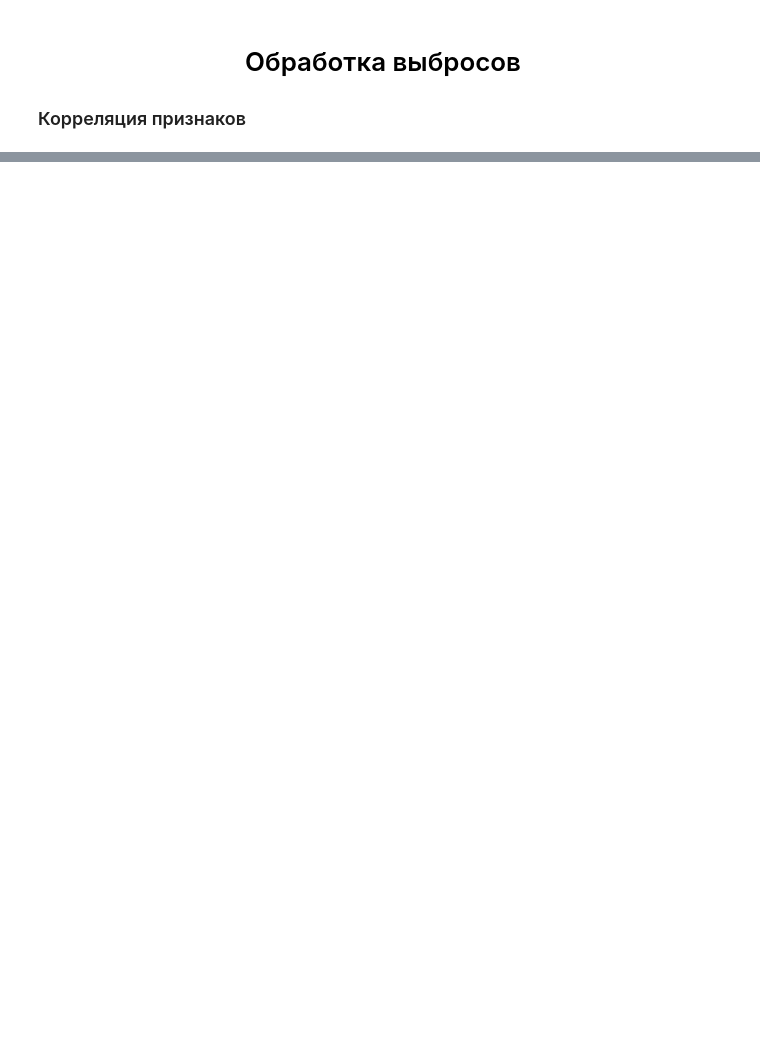
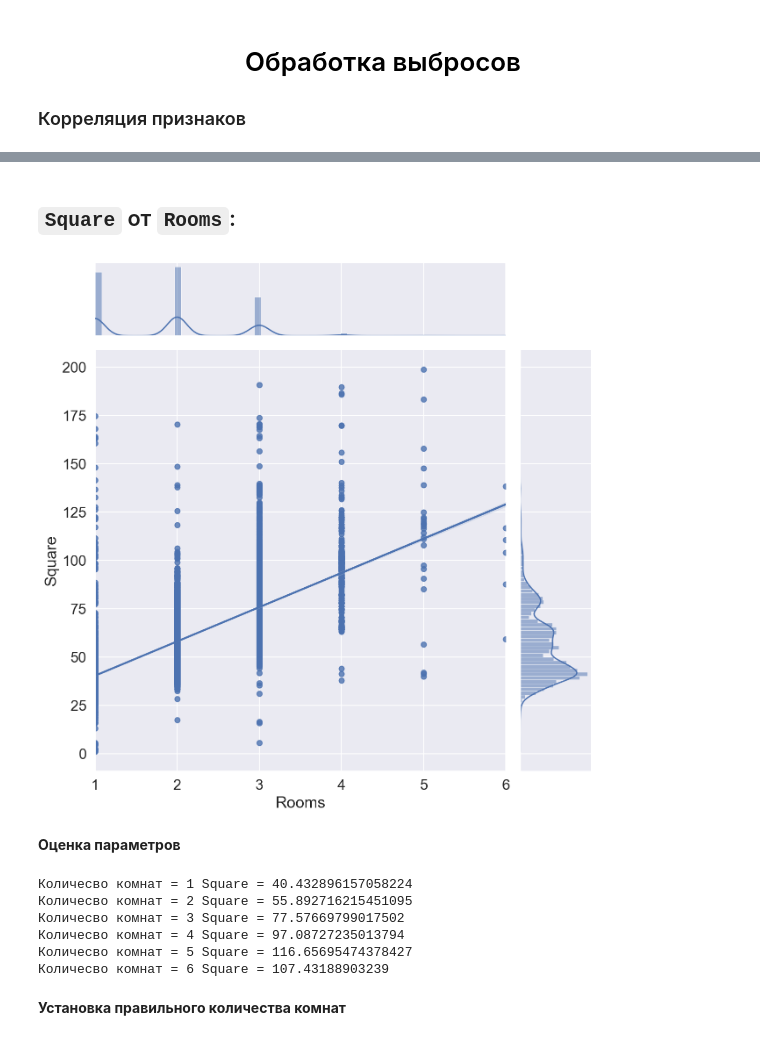
Before and after one commit to SciWake/OLD-Projects-for-Resume, a Jupyter notebook: house-price-prediction/Data_preprocessing.ipynb, the cells around one changed output, grey strips where cells are left out. Drawn from its saved outputs; the diff is of its cells as text; code cells hidden in the pictures; blank space fills up the shorter version.

```diff
--- a/house-price-prediction/Data_preprocessing.ipynb
+++ b/house-price-prediction/Data_preprocessing.ipynb
@@ -326,0 +374,28 @@ test = train = combine[len_train:]
+# %%
+combine.loc[(combine['Rooms'] < 1) & (combine['LifeSquare'] < 30), 'Rooms'] = 1
+combine.loc[(combine['Rooms'] < 1) & (combine['LifeSquare'] > 30) & (combine['LifeSquare'] < 45), 'Rooms'] = 2
+combine.loc[(combine['Rooms'] < 1) & (combine['LifeSquare'] > 45) & (combine['LifeSquare'] < 60), 'Rooms'] = 3
+combine.loc[(combine['Rooms'] < 1) & (combine['LifeSquare'] > 60) & (combine['LifeSquare'] < 75), 'Rooms'] = 4
+combine.loc[(combine['Rooms'] < 1) & (combine['LifeSquare'] > 70), 'Rooms'] = 6
+combine.loc[(combine['Rooms'] >= 10), 'Rooms'] = 2
+# %% [markdown]
+## `Square`  от `Rooms`:
+# %%
+show_jointplot('Rooms', 'Square', combine)
+# %% [output]
+[figure, added]
+# %% [markdown]
+**Оценка параметров**
+# %%
+for i in range(1, 7):
+    median_square = combine.loc[combine['Rooms'] == i, 'Square'].median()
+    print(f'Количесво комнат = {i} Square = {median_square}')
+# %% [output]
+Количесво комнат = 1 Square = 40.432896157058224
+Количесво комнат = 2 Square = 55.892716215451095
+Количесво комнат = 3 Square = 77.57669799017502
+Количесво комнат = 4 Square = 97.08727235013794
+Количесво комнат = 5 Square = 116.65695474378427
+Количесво комнат = 6 Square = 107.43188903239
+# %% [markdown]
+**Установка правильного количества комнат**
```
Also changed, not shown: parts of 51 cells of this notebook.
